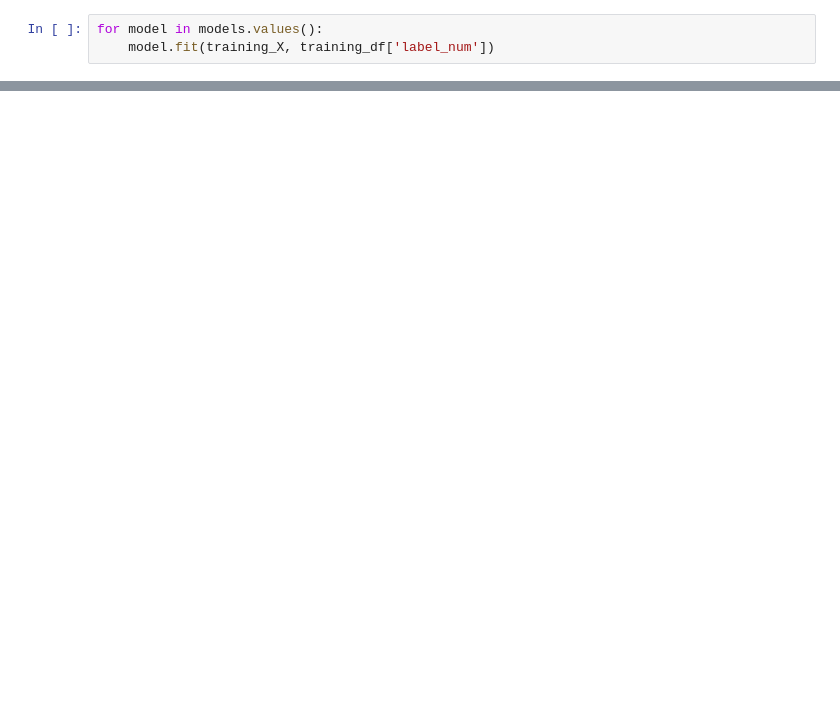
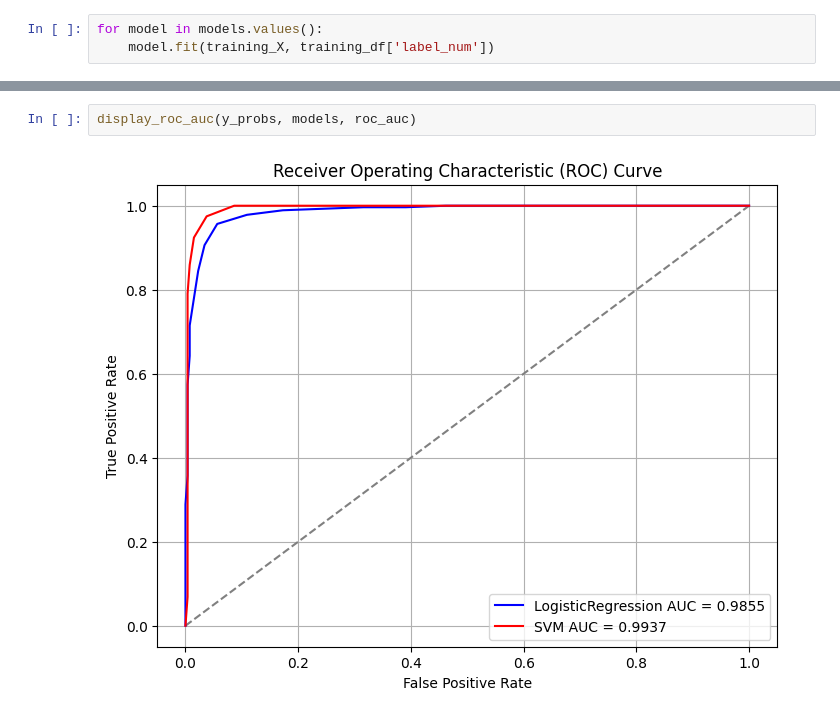
Before and after one commit to MMaggieZhou/sentiment_analysis, a Jupyter notebook: twitter_entity_sentiment_analysis_v2.ipynb, the cells around one changed output, grey strips where cells are left out. Saved outputs shown, nothing was run; the diff lists cells and outputs as text; blank space fills up the shorter version.

```diff
--- a/twitter_entity_sentiment_analysis_v2.ipynb
+++ b/twitter_entity_sentiment_analysis_v2.ipynb
@@ -113,0 +175,4 @@ SVM  training score (bias):  89.15132895515657 ; testing score (variance):  93.6
+# %%
+display_roc_auc(y_probs, models, roc_auc)
+# %% [output]
+[figure, added]
```
Also changed, not shown: parts of 15 cells of this notebook.
